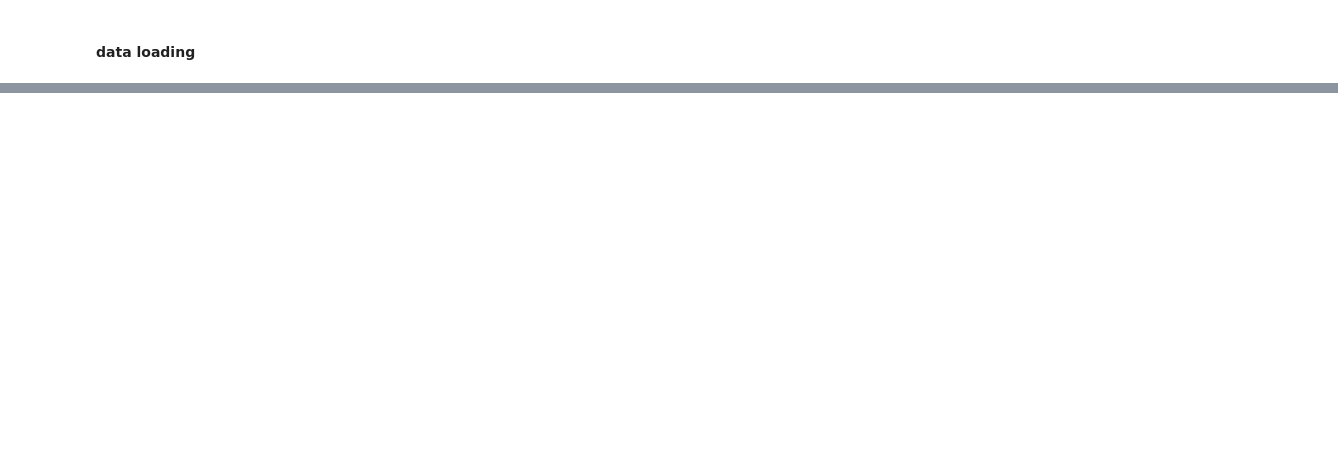
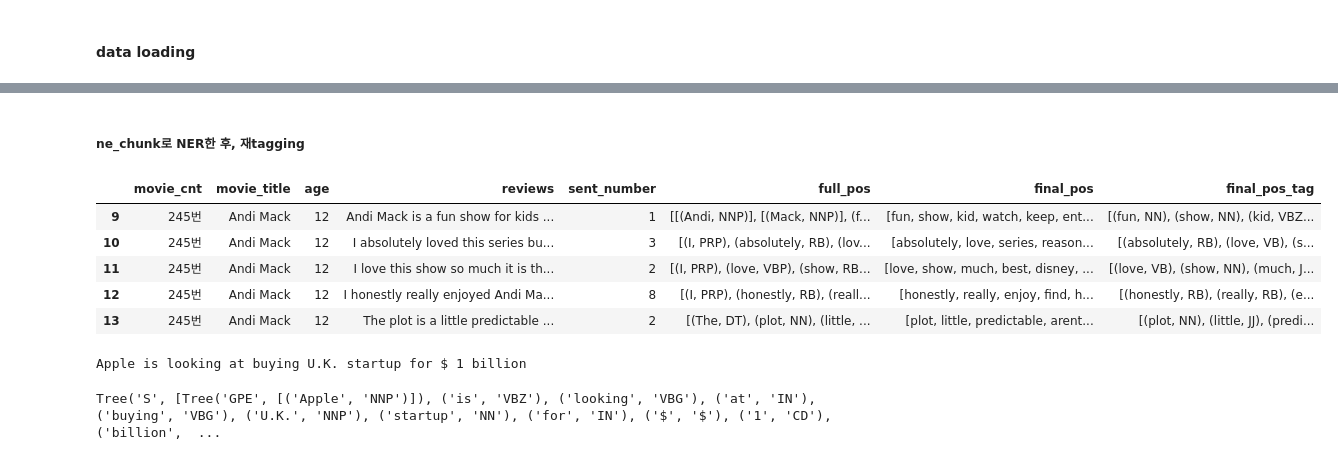
Before and after one commit to MonicaKim89/Text_Mining, a Jupyter notebook: common_sense_movie/[230503]reviews_an.ipynb, the cells around one changed output, grey strips where cells are left out. Cells and saved outputs as stored; diff of their text form; code cells hidden in the pictures; blank space fills up the shorter version.

```diff
--- a/common_sense_movie/[230503]reviews_an.ipynb
+++ b/common_sense_movie/[230503]reviews_an.ipynb
@@ -276,0 +351,2 @@ tokenizer.tokenize(test)
+# %%
+data['final_pos_tag'] = final_pos_tag
@@ -276,0 +355,37 @@ tokenizer.tokenize(test)
+# %% [markdown]
+##### ne_chunk로 NER한 후, 재tagging
+# %%
+data.head()
+# %% [output]
+|  | movie_cnt | movie_title | age | reviews | sent_number | full_pos | final_pos | final_pos_tag |
+| 9 | 245번 | Andi Mack | 12 | Andi Mack is a fun show for kids ... | 1 | [[(Andi, NNP)], [(Mack, NNP)], (f... | [fun, show, kid, watch, keep, ent... | [(fun, NN), (show, NN), (kid, VBZ... |
+| 10 | 245번 | Andi Mack | 12 | I absolutely loved this series bu... | 3 | [(I, PRP), (absolutely, RB), (lov... | [absolutely, love, series, reason... | [(absolutely, RB), (love, VB), (s... |
+| 11 | 245번 | Andi Mack | 12 | I love this show so much it is th... | 2 | [(I, PRP), (love, VBP), (show, RB... | [love, show, much, best, disney, ... | [(love, VB), (show, NN), (much, J... |
+| 12 | 245번 | Andi Mack | 12 | I honestly really enjoyed Andi Ma... | 8 | [(I, PRP), (honestly, RB), (reall... | [honestly, really, enjoy, find, h... | [(honestly, RB), (really, RB), (e... |
+| 13 | 245번 | Andi Mack | 12 | The plot is a little predictable ... | 2 | [(The, DT), (plot, NN), (little, ... | [plot, little, predictable, arent... | [(plot, NN), (little, JJ), (predi... |
+# %%
+import nltk
+
+# Example sentence
+sentence = "Apple is looking at buying U.K. startup for $1 billion"
+
+# Tokenize the sentence
+tokens = nltk.word_tokenize(sentence)
+
+# Perform part-of-speech tagging
+pos_tags = nltk.pos_tag(tokens)
+
+# Perform named entity recognition
+chunked = nltk.ne_chunk(pos_tags)
+
+# Remove named entities from the original sentence
+filtered_sentence = ' '.join([w[0] for w in pos_tags if not hasattr(w, 'label')])
+
+print(filtered_sentence)
+# %% [output]
+Apple is looking at buying U.K. startup for $ 1 billion
+# %%
+import svgling
+chunked
+# %% [output]
+Tree('S', [Tree('GPE', [('Apple', 'NNP')]), ('is', 'VBZ'), ('looking', 'VBG'), ('at', 'IN'), ('buying', 'VBG'), ('U.K.', 'NNP'), ('startup', 'NN'), ('for', 'IN'), ('$', '$'), ('1', 'CD'), ('billion',  ...
```
Also changed, not shown: parts of 43 cells of this notebook, 9 other files.
